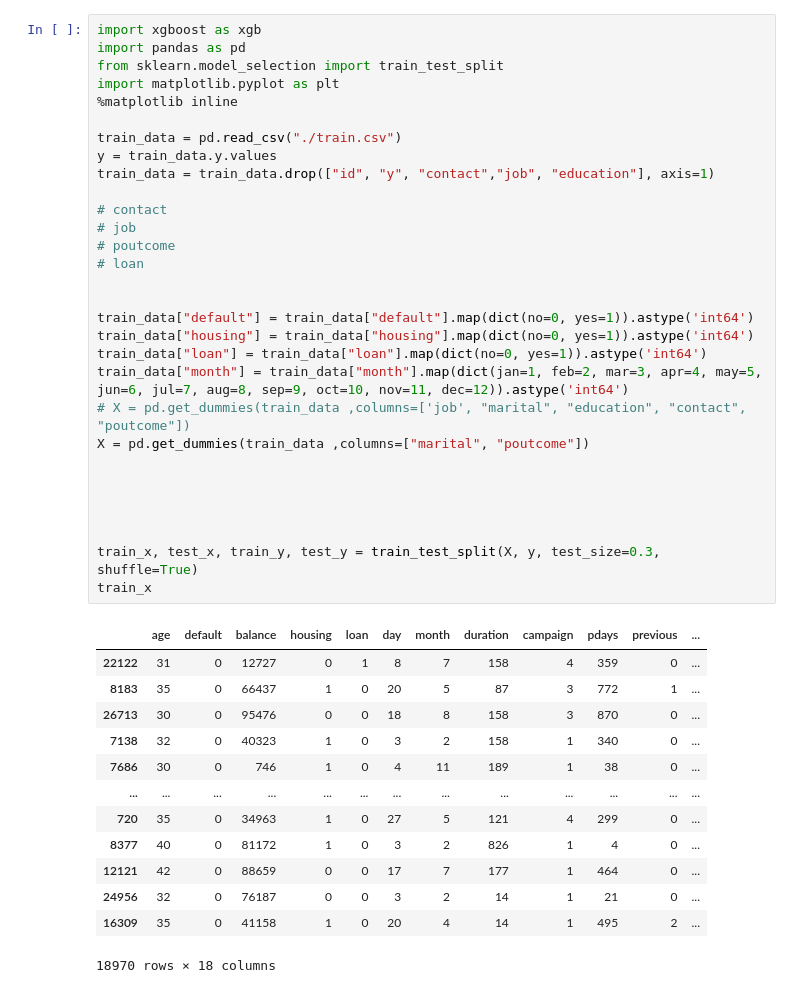
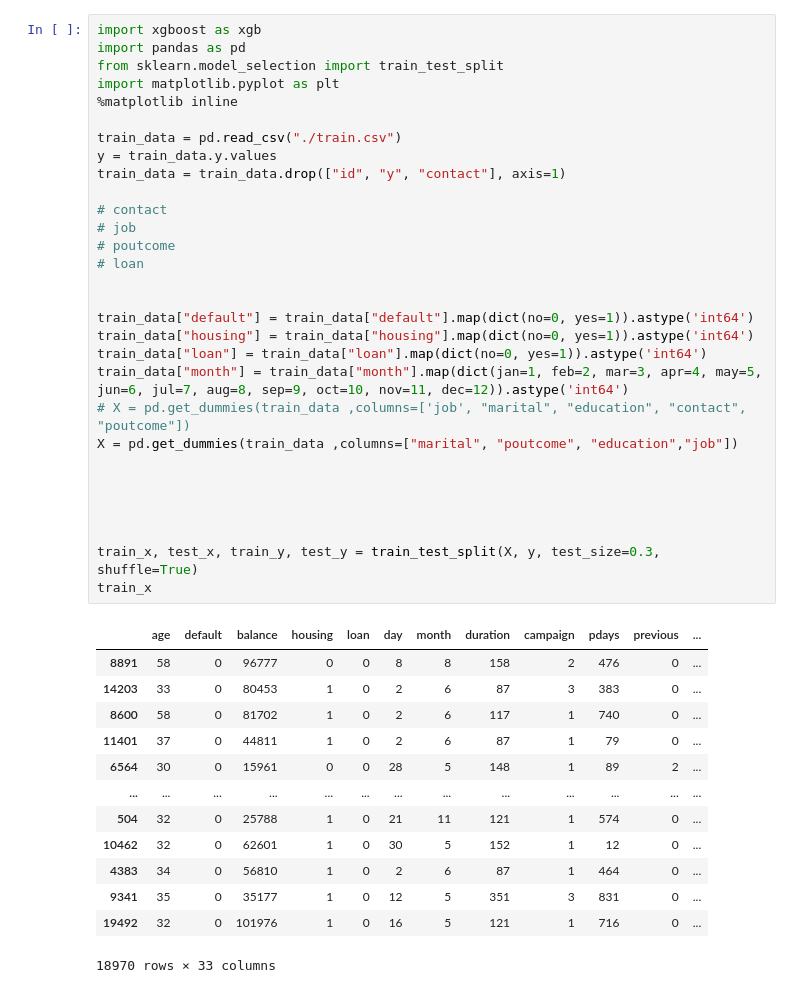
Before and after one commit to AtaruOhto/google-colab-sandbox, a Jupyter notebook: xgboost_sandbox.ipynb, the cells around one changed output. Cells and saved outputs as stored; diff of their text form.

```diff
--- a/xgboost_sandbox.ipynb
+++ b/xgboost_sandbox.ipynb
@@ -3,45 +3,45 @@
 # %%
 import xgboost as xgb
 import pandas as pd
 from sklearn.model_selection import train_test_split
 import matplotlib.pyplot as plt
 %matplotlib inline
 
 train_data = pd.read_csv("./train.csv")
 y = train_data.y.values
-train_data = train_data.drop(["id", "y", "contact","job", "education"], axis=1)
+train_data = train_data.drop(["id", "y", "contact"], axis=1)
 
 # contact
 # job
 # poutcome
 # loan
 
 
 train_data["default"] = train_data["default"].map(dict(no=0, yes=1)).astype('int64')
 train_data["housing"] = train_data["housing"].map(dict(no=0, yes=1)).astype('int64')
 train_data["loan"] = train_data["loan"].map(dict(no=0, yes=1)).astype('int64')
 train_data["month"] = train_data["month"].map(dict(jan=1, feb=2, mar=3, apr=4, may=5, jun=6, jul=7, aug=8, sep=9, oct=10, nov=11, dec=12)).astype('int64')
 # X = pd.get_dummies(train_data ,columns=['job', "marital", "education", "contact", "poutcome"])
-X = pd.get_dummies(train_data ,columns=["marital", "poutcome"])
+X = pd.get_dummies(train_data ,columns=["marital", "poutcome", "education","job"])
 
 
 
 
 
 train_x, test_x, train_y, test_y = train_test_split(X, y, test_size=0.3, shuffle=True)
 train_x
 # %% [output]
 |  | age | default | balance | housing | loan | day | month | duration | campaign | pdays | previous | ... |
-| 22122 | 31 | 0 | 12727 | 0 | 1 | 8 | 7 | 158 | 4 | 359 | 0 | ... |
-| 8183 | 35 | 0 | 66437 | 1 | 0 | 20 | 5 | 87 | 3 | 772 | 1 | ... |
-| 26713 | 30 | 0 | 95476 | 0 | 0 | 18 | 8 | 158 | 3 | 870 | 0 | ... |
-| 7138 | 32 | 0 | 40323 | 1 | 0 | 3 | 2 | 158 | 1 | 340 | 0 | ... |
-| 7686 | 30 | 0 | 746 | 1 | 0 | 4 | 11 | 189 | 1 | 38 | 0 | ... |
+| 8891 | 58 | 0 | 96777 | 0 | 0 | 8 | 8 | 158 | 2 | 476 | 0 | ... |
+| 14203 | 33 | 0 | 80453 | 1 | 0 | 2 | 6 | 87 | 3 | 383 | 0 | ... |
+| 8600 | 58 | 0 | 81702 | 1 | 0 | 2 | 6 | 117 | 1 | 740 | 0 | ... |
+| 11401 | 37 | 0 | 44811 | 1 | 0 | 2 | 6 | 87 | 1 | 79 | 0 | ... |
+| 6564 | 30 | 0 | 15961 | 0 | 0 | 28 | 5 | 148 | 1 | 89 | 2 | ... |
 | ... | ... | ... | ... | ... | ... | ... | ... | ... | ... | ... | ... | ... |
-| 720 | 35 | 0 | 34963 | 1 | 0 | 27 | 5 | 121 | 4 | 299 | 0 | ... |
-| 8377 | 40 | 0 | 81172 | 1 | 0 | 3 | 2 | 826 | 1 | 4 | 0 | ... |
-| 12121 | 42 | 0 | 88659 | 0 | 0 | 17 | 7 | 177 | 1 | 464 | 0 | ... |
-| 24956 | 32 | 0 | 76187 | 0 | 0 | 3 | 2 | 14 | 1 | 21 | 0 | ... |
-| 16309 | 35 | 0 | 41158 | 1 | 0 | 20 | 4 | 14 | 1 | 495 | 2 | ... |
+| 504 | 32 | 0 | 25788 | 1 | 0 | 21 | 11 | 121 | 1 | 574 | 0 | ... |
+| 10462 | 32 | 0 | 62601 | 1 | 0 | 30 | 5 | 152 | 1 | 12 | 0 | ... |
+| 4383 | 34 | 0 | 56810 | 1 | 0 | 2 | 6 | 87 | 1 | 464 | 0 | ... |
+| 9341 | 35 | 0 | 35177 | 1 | 0 | 12 | 5 | 351 | 3 | 831 | 0 | ... |
+| 19492 | 32 | 0 | 101976 | 1 | 0 | 16 | 5 | 121 | 1 | 716 | 0 | ... |
-18970 rows × 18 columns
+18970 rows × 33 columns
 # %%
```
Also changed, not shown: parts of 7 cells of this notebook.
